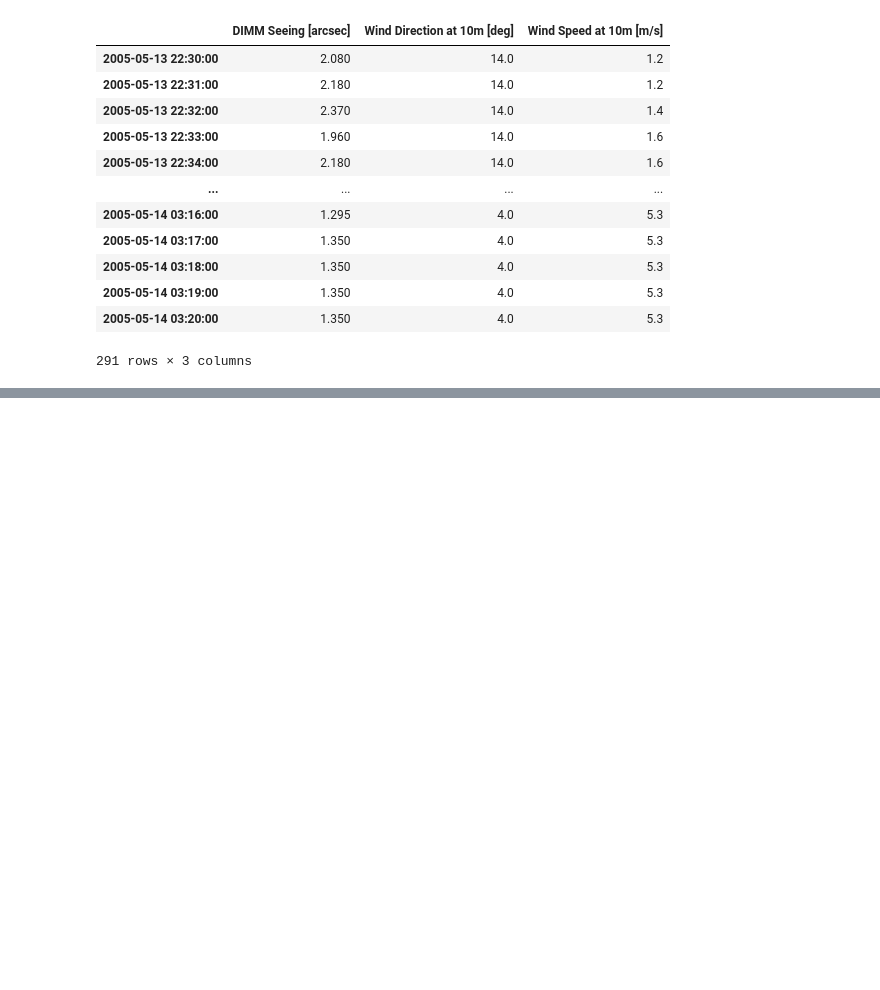
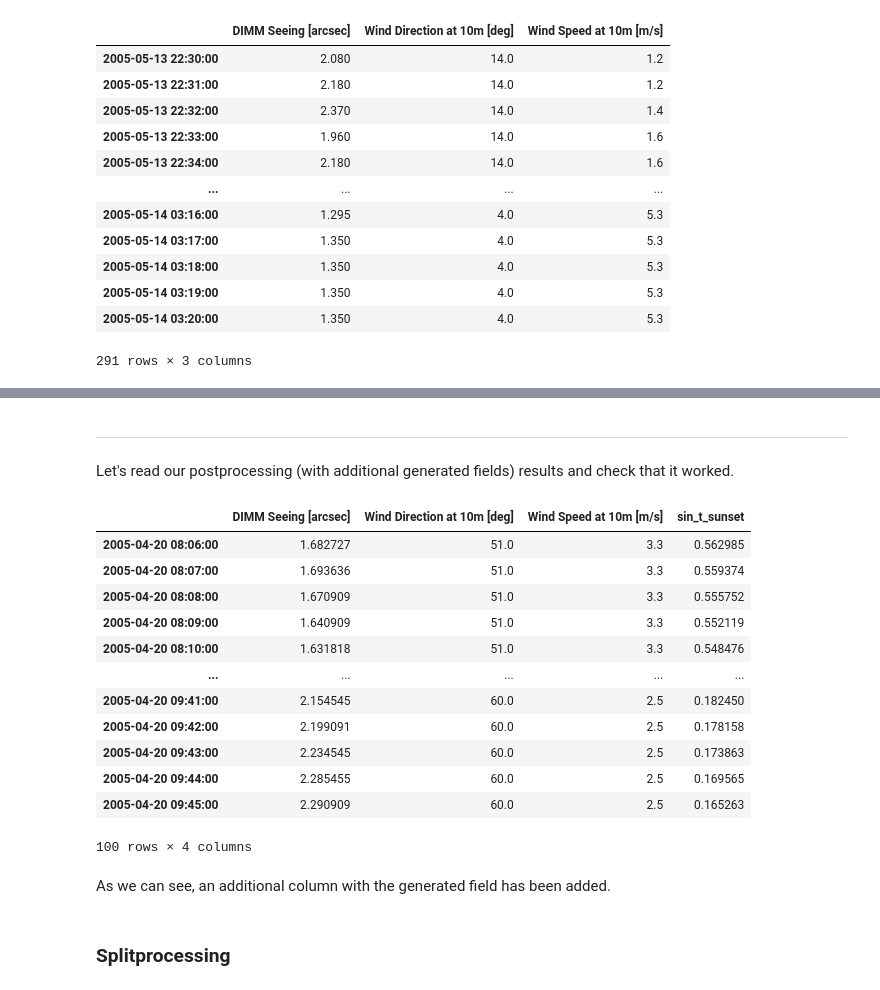
Before and after one commit to thesofakillers/nowcastlib, a Jupyter notebook: examples/tutorial_pipeline.ipynb, the cells around one changed output, grey strips where cells are left out. Drawn from its saved outputs; the diff is of its cells as text; code cells hidden in the pictures; blank space fills up the shorter version.

```diff
--- a/examples/tutorial_pipeline.ipynb
+++ b/examples/tutorial_pipeline.ipynb
@@ -656,0 +959,26 @@ chunks[30]
+# %% [markdown]
+---
+
+Let's read our postprocessing (with additional generated fields) results and check that it worked.
+# %%
+genfield_df = pd.read_pickle("output/example_datapipe/postprocessed_df_genfields.pkl")
+# %%
+genfield_df[1900:2000]
+# %% [output]
+|  | DIMM Seeing [arcsec] | Wind Direction at 10m [deg] | Wind Speed at 10m [m/s] | sin_t_sunset |
+| 2005-04-20 08:06:00 | 1.682727 | 51.0 | 3.3 | 0.562985 |
+| 2005-04-20 08:07:00 | 1.693636 | 51.0 | 3.3 | 0.559374 |
+| 2005-04-20 08:08:00 | 1.670909 | 51.0 | 3.3 | 0.555752 |
+| 2005-04-20 08:09:00 | 1.640909 | 51.0 | 3.3 | 0.552119 |
+| 2005-04-20 08:10:00 | 1.631818 | 51.0 | 3.3 | 0.548476 |
+| ... | ... | ... | ... | ... |
+| 2005-04-20 09:41:00 | 2.154545 | 60.0 | 2.5 | 0.182450 |
+| 2005-04-20 09:42:00 | 2.199091 | 60.0 | 2.5 | 0.178158 |
+| 2005-04-20 09:43:00 | 2.234545 | 60.0 | 2.5 | 0.173863 |
+| 2005-04-20 09:44:00 | 2.285455 | 60.0 | 2.5 | 0.169565 |
+| 2005-04-20 09:45:00 | 2.290909 | 60.0 | 2.5 | 0.165263 |
+100 rows × 4 columns
+# %% [markdown]
+As we can see, an additional column with the generated field has been added.
+# %% [markdown]
+### Splitprocessing
```
Also changed, not shown: parts of 54 cells of this notebook, 4 other files.
